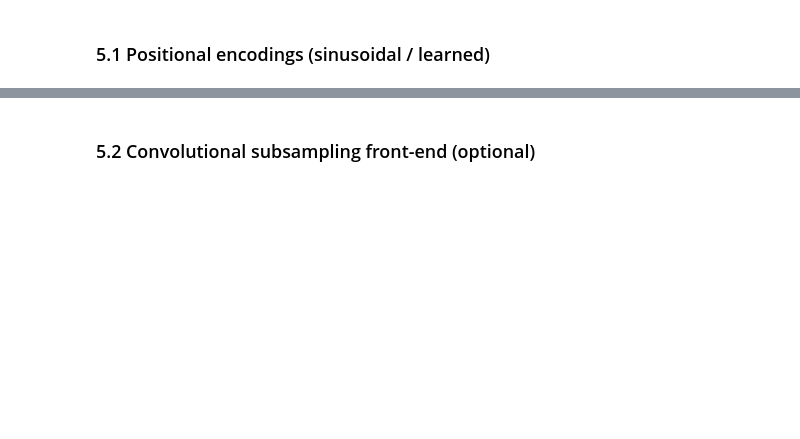
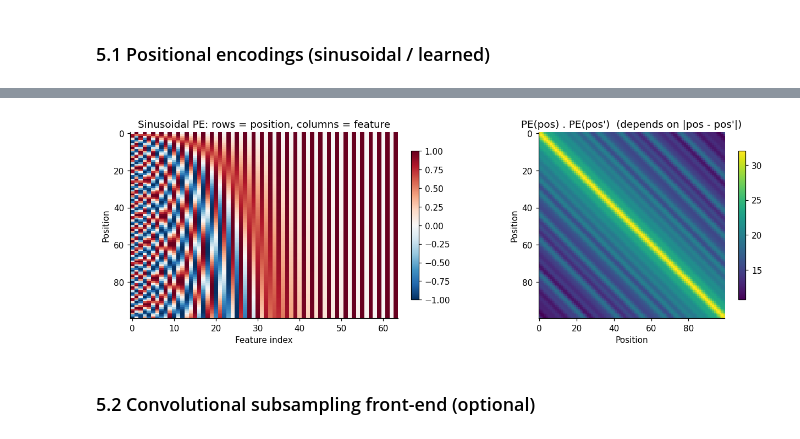
Before and after one commit to joela03/EEEM030-GroupAssignment2, a Jupyter notebook: EEEM030_GroupAssignment2.ipynb, the cells around one changed output, grey strips where cells are left out. Cells and saved outputs as stored; diff of their text form; code cells hidden in the pictures; blank space fills up the shorter version.

```diff
--- a/EEEM030_GroupAssignment2.ipynb
+++ b/EEEM030_GroupAssignment2.ipynb
@@ -773,2 +873,52 @@ o_x_toy, w_x_toy = attention(x_toy, x_toy, x_toy, average_attn_weights=False)
+# %%
+class SinusoidalPositionalEncoding(nn.Module):
+    """Fixed sin/cos positional encoding; adds PE[pos] to every token. Input/output: (B, T, d)."""
+
+    def __init__(self, d_model, max_len=1000):
+        super().__init__()
+        assert d_model % 2 == 0, 'd_model must be even for sin/cos pairs'
+        pos = torch.arange(max_len, dtype=torch.float32).unsqueeze(1)                          # (max_len, 1)
+        inv_freq = torch.exp(torch.arange(0, d_model, 2, dtype=torch.float32) * (-math.log(10000.0) / d_model))
+        pe = torch.zeros(max_len, d_model)
+        pe[:, 0::2] = torch.sin(pos * inv_freq)                                                # even dims
+        pe[:, 1::2] = torch.cos(pos * inv_freq)                                                # odd dims
+        self.register_buffer('pe', pe, persistent=False)                                       # not trained
+
+    def forward(self, x):
+        assert x.size(1) <= self.pe.size(0), 'sequence longer than max_len'
+        return x + self.pe[: x.size(1)]
+
+
+class LearnedPositionalEncoding(nn.Module):
+    """Trainable position embedding table (alternative to the sinusoidal version)."""
+
+    def __init__(self, d_model, max_len=1000):
+        super().__init__()
+        self.table = nn.Embedding(max_len, d_model)
+        nn.init.normal_(self.table.weight, std=0.02)
+
+    def forward(self, x):
+        positions = torch.arange(x.size(1), device=x.device)
+        return x + self.table(positions)
+
+
+# --- checks -------------------------------------------------------------------------------
+pe_layer = SinusoidalPositionalEncoding(64)
+pe = pe_layer.pe[:100]                                                       # (100, 64)
+assert torch.allclose(pe[0, 0::2], torch.zeros(32)) and torch.allclose(pe[0, 1::2], torch.ones(32))  # sin 0, cos 0
+assert pe.abs().max() <= 1.0 and pe_layer(torch.zeros(2, 30, 64)).shape == (2, 30, 64)
+
+# --- visualise ----------------------------------------------------------------------------
+fig, axes = plt.subplots(1, 2, figsize=(11, 3.8), layout='constrained')
+im = axes[0].imshow(pe.numpy(), aspect='auto', cmap='RdBu_r', vmin=-1, vmax=1)
+axes[0].set(title='Sinusoidal PE: rows = position, columns = feature', xlabel='Feature index', ylabel='Position')
+fig.colorbar(im, ax=axes[0], shrink=0.8)
+sim = pe @ pe.T                                                              # (100, 100) dot-products
+im = axes[1].imshow(sim.numpy(), cmap='viridis')
+axes[1].set(title='PE(pos) . PE(pos\')  (depends on |pos - pos\'|)', xlabel='Position', ylabel='Position')
+fig.colorbar(im, ax=axes[1], shrink=0.8)
+plt.show()
+# %% [output]
+[figure, added]
 # %% [markdown]
 ### 5.2 Convolutional subsampling front-end (optional)
```
Also changed, not shown: parts of 28 cells of this notebook.
